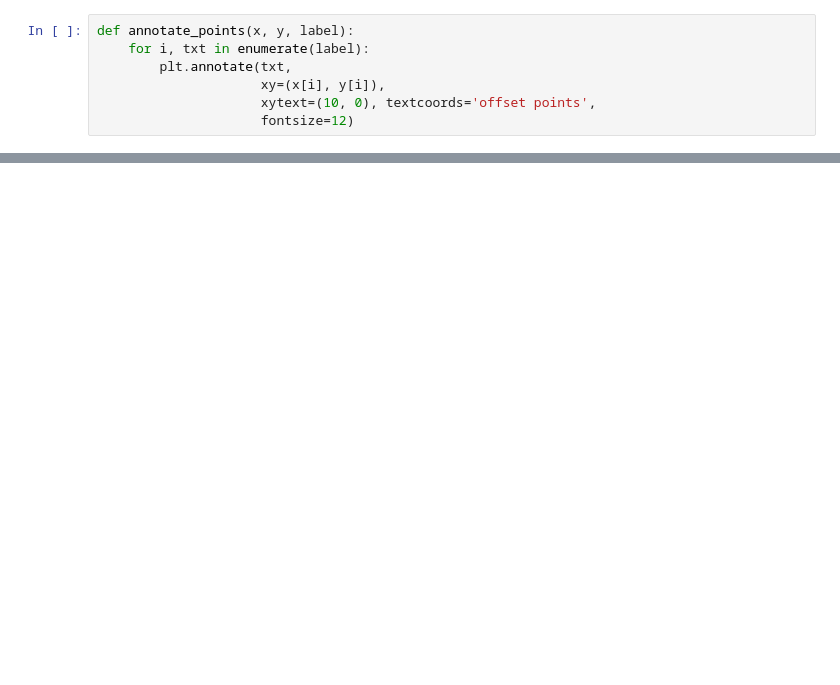
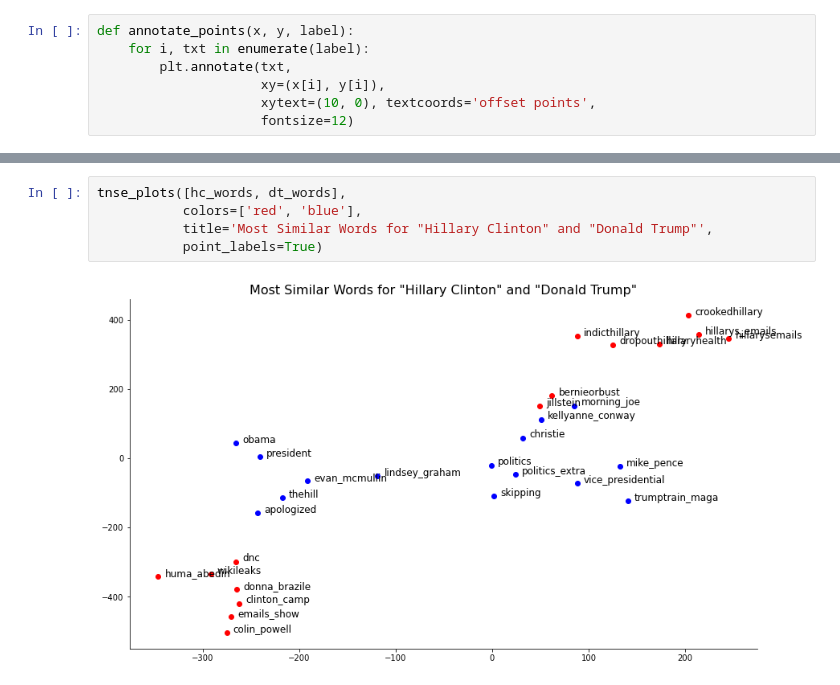
Before and after one commit to scrapfishies/russian-troll-tweets-nlp, a Jupyter notebook: modeling/w2v_modeling.ipynb, the cells around one changed output, grey strips where cells are left out. Drawn from its saved outputs; the diff is of its cells as text; blank space fills up the shorter version.

```diff
--- a/modeling/w2v_modeling.ipynb
+++ b/modeling/w2v_modeling.ipynb
@@ -238,0 +240,7 @@ sns.despine()
+# %%
+tnse_plots([hc_words, dt_words],
+           colors=['red', 'blue'],
+           title='Most Similar Words for "Hillary Clinton" and "Donald Trump"',
+           point_labels=True)
+# %% [output]
+[figure, added]
```
Also changed, not shown: parts of 24 cells of this notebook, 12 other files.
